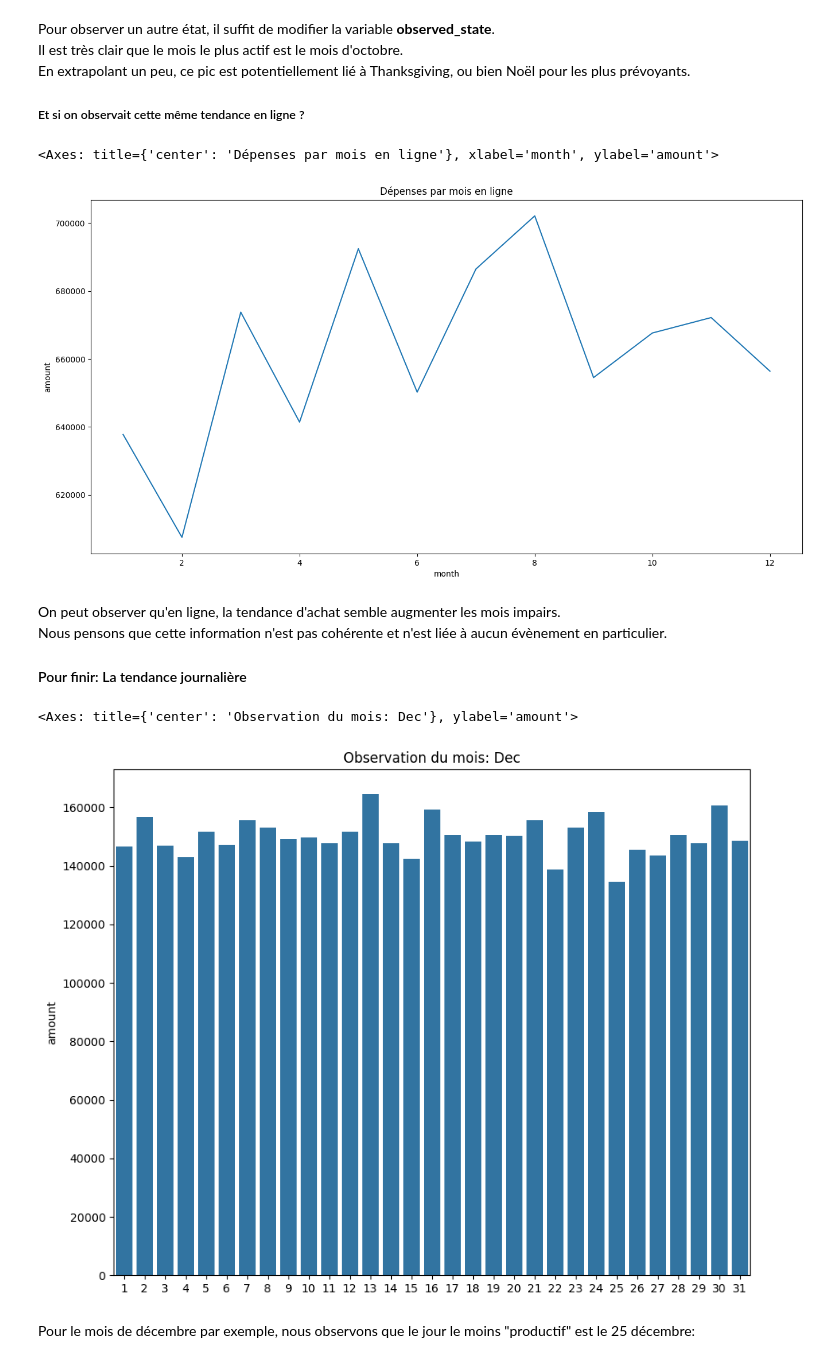
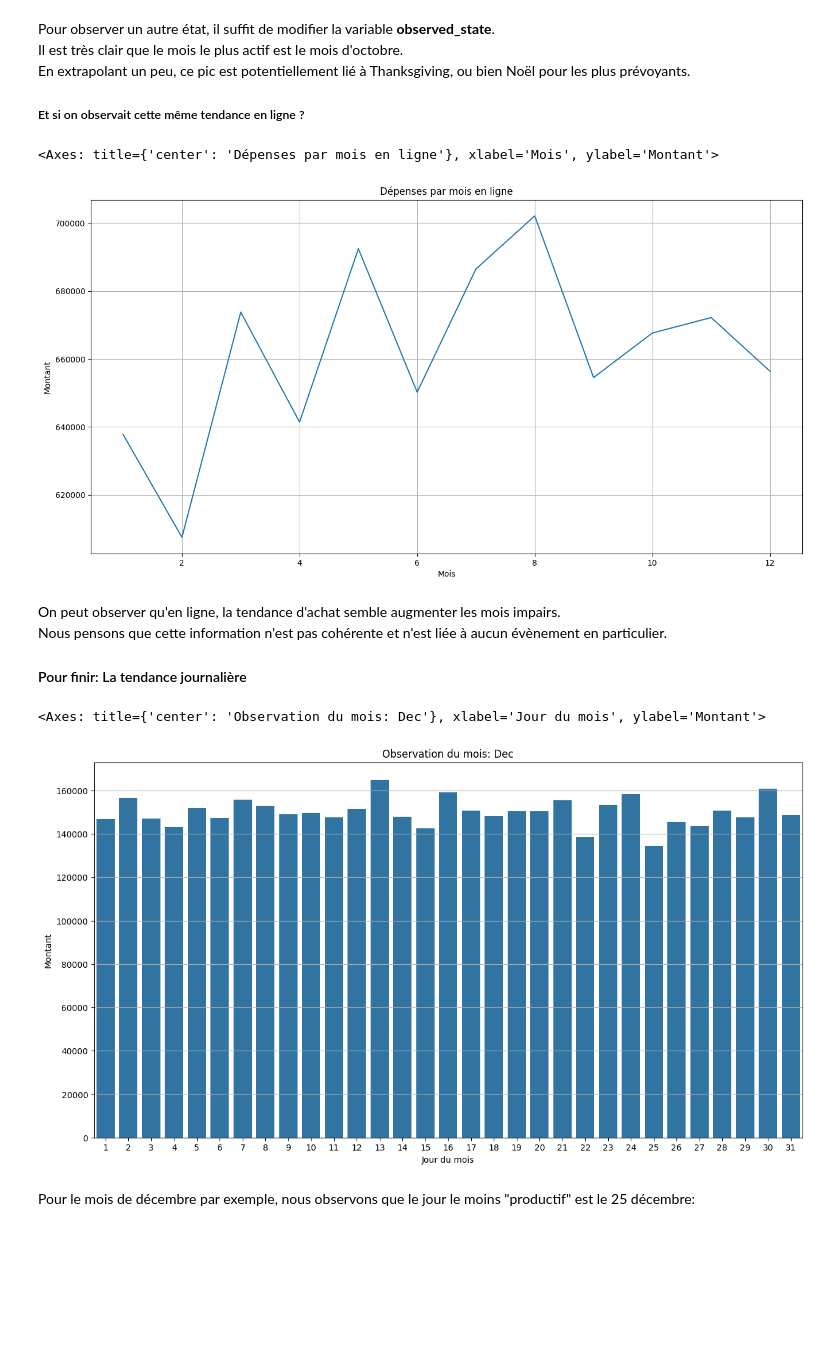
Before and after one commit to etu47734/Projet-Data-Analytics, a Jupyter notebook: init.ipynb, the cells around one changed output. Saved outputs shown, nothing was run; the diff lists cells and outputs as text; code cells hidden in the pictures; blank space fills up the shorter version.

```diff
--- a/init.ipynb
+++ b/init.ipynb
@@ -299,10 +369,13 @@ amount_by_state_per_month = transactions.groupby(['merchant_state', 'month']).am
 
 plt.figure(figsize=(16,8))
 plt.title("Dépenses par mois en ligne")
+plt.xlabel("Mois")
+plt.ylabel("Montant")
+plt.grid(True)
 
 sns.lineplot(data=amount_by_state_per_month["Online"])
 # %% [output]
-<Axes: title={'center': 'Dépenses par mois en ligne'}, xlabel='month', ylabel='amount'>
+<Axes: title={'center': 'Dépenses par mois en ligne'}, xlabel='Mois', ylabel='Montant'>
 [figure]
 # %% [markdown]
 On peut observer qu'en ligne, la tendance d'achat semble augmenter les mois impairs.
@@ -312,16 +385,19 @@ Nous pensons que cette information n'est pas cohérente et n'est liée à aucun
 # %%
 observed_month = 12
 
-plt.figure(figsize=(10,8))
+plt.figure(figsize=(15,8))
 plt.title("Observation du mois: " + months[observed_month - 1])
+plt.xlabel("Jour du mois")
+plt.ylabel("Montant")
+plt.grid(True)
 
 amount_by_day_of_month = transactions.groupby(['month', 'day']).amount
 
 
 sns.barplot(x=list(amount_by_day_of_month.sum()[observed_month].keys()), y=amount_by_day_of_month.sum()[observed_month])
 # %% [output]
-<Axes: title={'center': 'Observation du mois: Dec'}, ylabel='amount'>
+<Axes: title={'center': 'Observation du mois: Dec'}, xlabel='Jour du mois', ylabel='Montant'>
-[figure, old version]
+[figure, new version]
 # %% [markdown]
 Pour le mois de décembre par exemple, nous observons que le jour le moins "productif" est le 25 décembre:
 # %%
```
Also changed, not shown: parts of 15 cells of this notebook.
